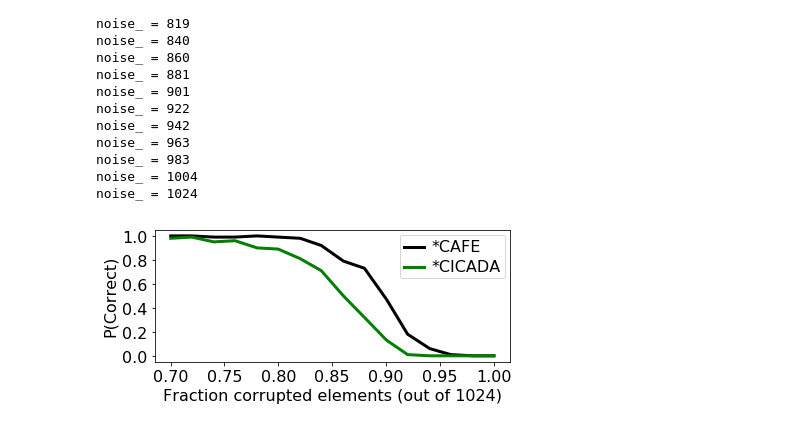
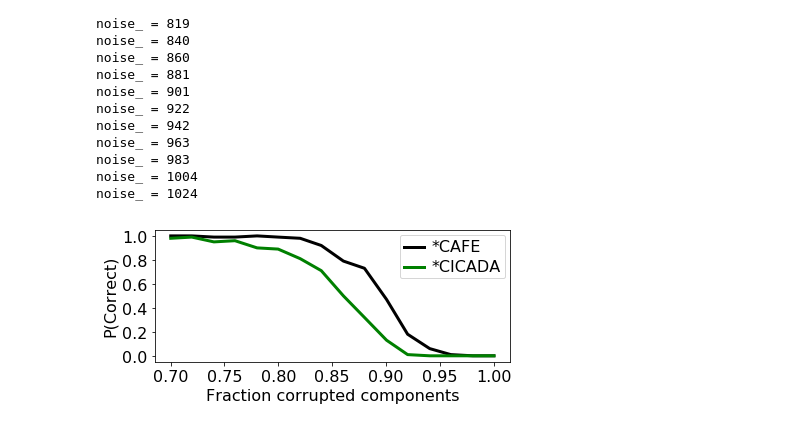
Before and after one commit to rkp8000/crossing_over, a Jupyter notebook: 2_decoding.ipynb, the cells around one changed output. Drawn from its saved outputs; the diff is of its cells as text; code cells hidden in the pictures.

Commit message:
Rename elements to components.

```diff
--- a/2_decoding.ipynb
+++ b/2_decoding.ipynb
@@ -338,16 +338,16 @@ noise_ = 1024
 # %%
 fig, ax = plt.subplots(1, 1, figsize=(6, 2.75), tight_layout=True)
 cs = ['k', 'g']
 for ctr in range(len(ys)):
     ax.plot(noise/N, p_correct[ctr], c=cs[ctr], lw=3)
 
-ax.set_xlabel('Fraction corrupted elements (out of {})'.format(N))
+ax.set_xlabel('Fraction corrupted components')
 ax.set_ylabel('P(Correct)')
 
 ax.legend(['*' + y for y in ys])
 
 set_font_size(ax, 16)
 
-fig.savefig('panel_svgs/corrupted_elements.svg')
+fig.savefig('panel_svgs/corrupted_components.svg')
 # %% [output]
-[figure, old version]
+[figure, new version]
```
Also changed, not shown: 3 other files.
